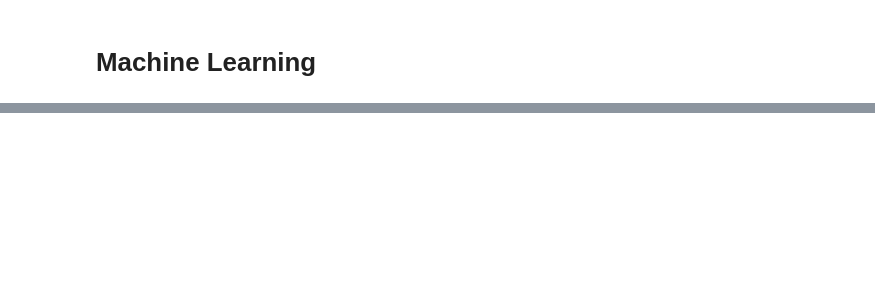
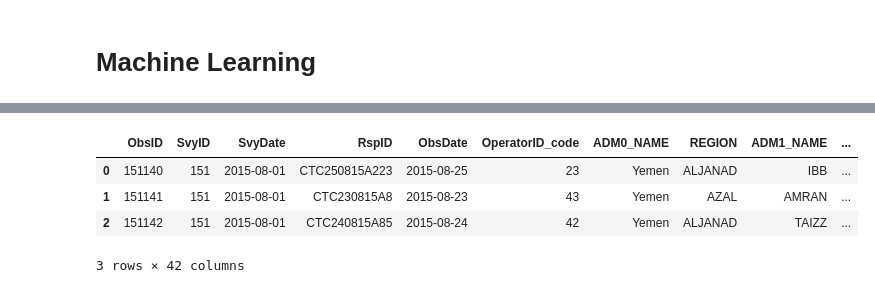
Before and after one commit to dljvandenberg/hackhunger, a Jupyter notebook: code/complete_analysis.ipynb, the cells around one changed output, grey strips where cells are left out. Cells and saved outputs as stored; diff of their text form; code cells hidden in the pictures; blank space fills up the shorter version.

```diff
--- a/code/complete_analysis.ipynb
+++ b/code/complete_analysis.ipynb
@@ -247,0 +296,8 @@ plt.show()
+# %%
+df_mvam.head(3)
+# %% [output]
+|  | ObsID | SvyID | SvyDate | RspID | ObsDate | OperatorID_code | ADM0_NAME | REGION | ADM1_NAME | ... |
+| 0 | 151140 | 151 | 2015-08-01 | CTC250815A223 | 2015-08-25 | 23 | Yemen | ALJANAD | IBB | ... |
+| 1 | 151141 | 151 | 2015-08-01 | CTC230815A8 | 2015-08-23 | 43 | Yemen | AZAL | AMRAN | ... |
+| 2 | 151142 | 151 | 2015-08-01 | CTC240815A85 | 2015-08-24 | 42 | Yemen | ALJANAD | TAIZZ | ... |
+3 rows × 42 columns
```
Also changed, not shown: parts of 18 cells of this notebook.
